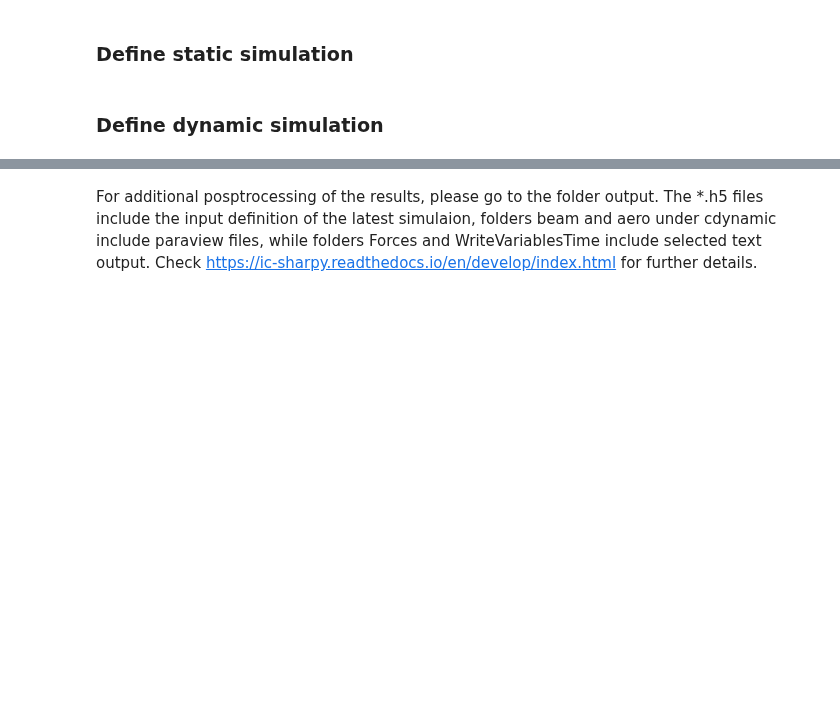
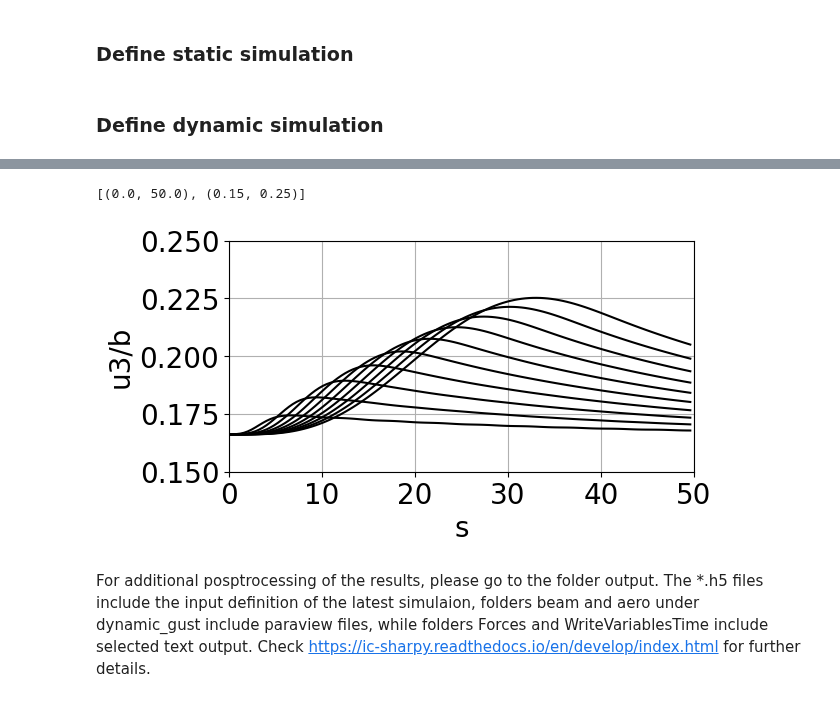
Before and after one commit to ImperialCollegeLondon/flexibleaircraftbook, a Jupyter notebook: 07UnsteadyAero/dynamic_gust.ipynb, the cells around one changed output, grey strips where cells are left out. Drawn from its saved outputs; the diff is of its cells as text; code cells hidden in the pictures; blank space fills up the shorter version.

```diff
--- a/07UnsteadyAero/dynamic_gust.ipynb
+++ b/07UnsteadyAero/dynamic_gust.ipynb
@@ -287,13 +351,16 @@ plotb.set(xlim=(0, 50), ylim=(1.5, 1.9))
 # %%
 #Plot wing tip displacement
 fig, plots = plt.subplots(1,1, figsize=(6, 3))
 plots.grid()
 plots.set_xlabel("s")
 plots.set_ylabel("u3/b")
 for jGust in range(nGusts):
     plots.plot(2*time*Vinf/chord, tip_pos[jGust][1:]/(chord*aspect_ratio), linestyle='-', c='black')
-plots.set(xlim=(0, 50), ylim=(0.3, 0.375))
+plots.set(xlim=(0, 50), ylim=(0.15, 0.25))
 # Uncomment following line to save in figures folder
 #fig.savefig("figures/prismatic-gust-alpha10-tip.eps",  format='eps', dpi=1000, bbox_inches='tight')
+# %% [output]
+[(0.0, 50.0), (0.15, 0.25)]
+[figure, added]
 # %% [markdown]
-For additional posptrocessing of the results, please go to the folder output. The *.h5 files include the input definition of the latest simulaion, folders beam and aero under cdynamic include paraview files, while folders Forces and WriteVariablesTime include selected text output. Check  https://ic-sharpy.readthedocs.io/en/develop/index.html for further details.
+For additional posptrocessing of the results, please go to the folder output. The *.h5 files include the input definition of the latest simulaion, folders beam and aero under dynamic_gust include paraview files, while folders Forces and WriteVariablesTime include selected text output. Check  https://ic-sharpy.readthedocs.io/en/develop/index.html for further details.
```
Also changed, not shown: parts of 18 cells of this notebook.
